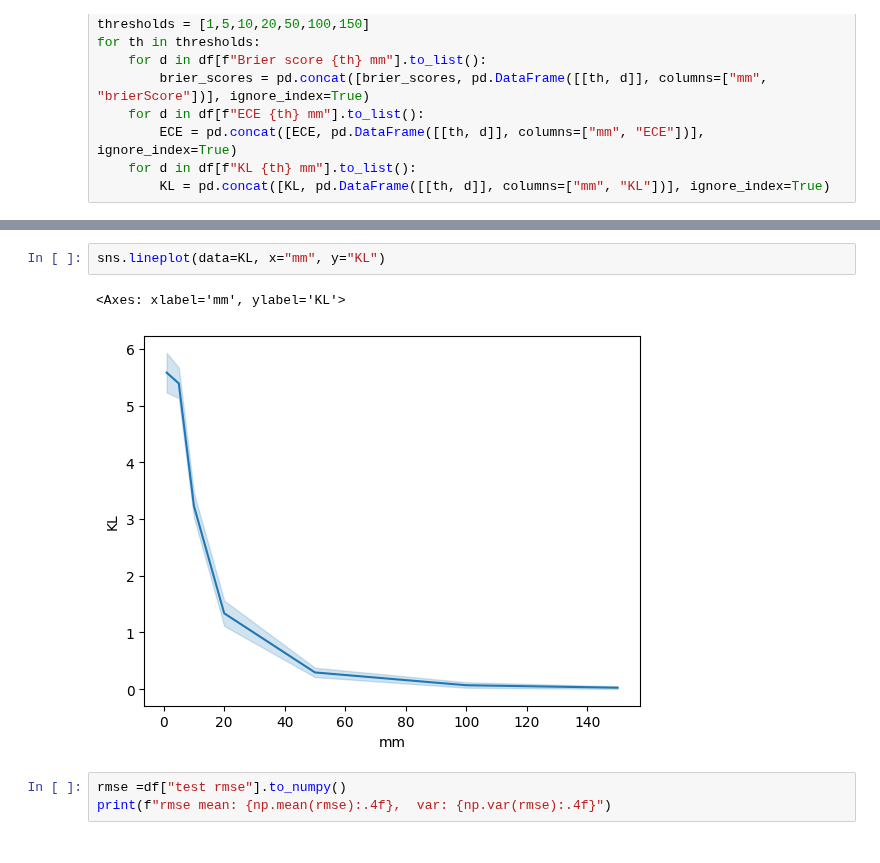
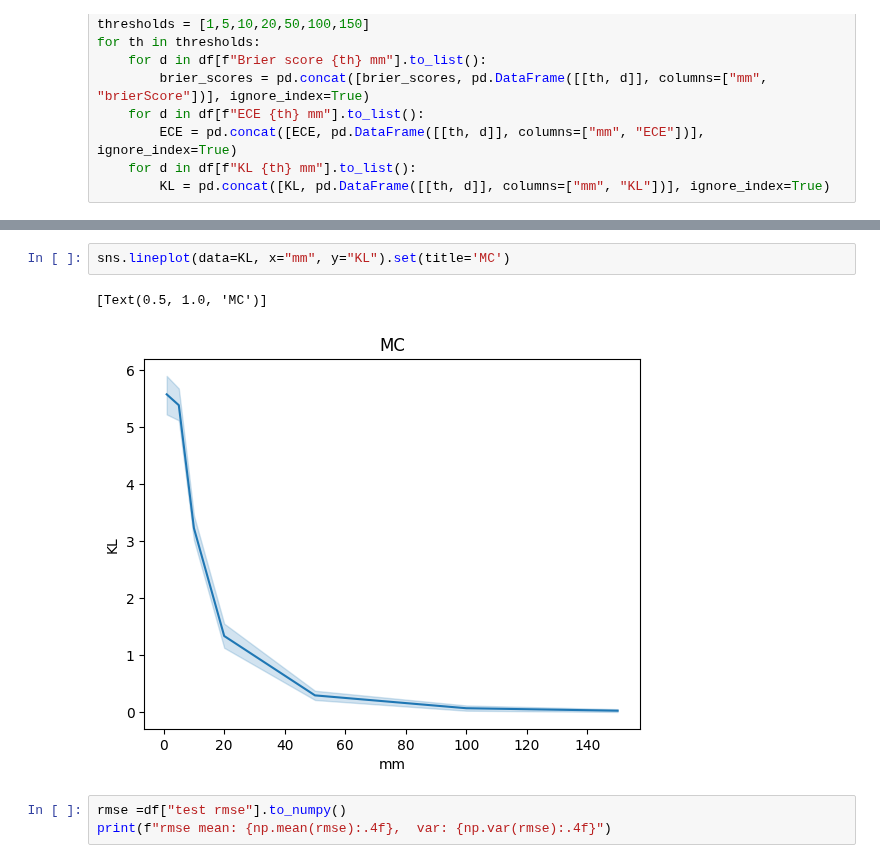
Before and after one commit to simone7monaco/rainfall-prediction, a Jupyter notebook: notebooks/plot.ipynb, the cells around one changed output, grey strips where cells are left out. Saved outputs shown, nothing was run; the diff lists cells and outputs as text.

```diff
--- a/notebooks/plot.ipynb
+++ b/notebooks/plot.ipynb
@@ -40,8 +40,8 @@ sns.lineplot(data=ECE, x="mm", y="ECE")
 # %%
-sns.lineplot(data=KL, x="mm", y="KL")
+sns.lineplot(data=KL, x="mm", y="KL").set(title='MC')
 # %% [output]
-<Axes: xlabel='mm', ylabel='KL'>
+[Text(0.5, 1.0, 'MC')]
-[figure, old version]
+[figure, new version]
 # %%
 rmse =df["test rmse"].to_numpy()
 print(f"rmse mean: {np.mean(rmse):.4f},  var: {np.var(rmse):.4f}")
```
Also changed, not shown: parts of 2 cells of this notebook.
